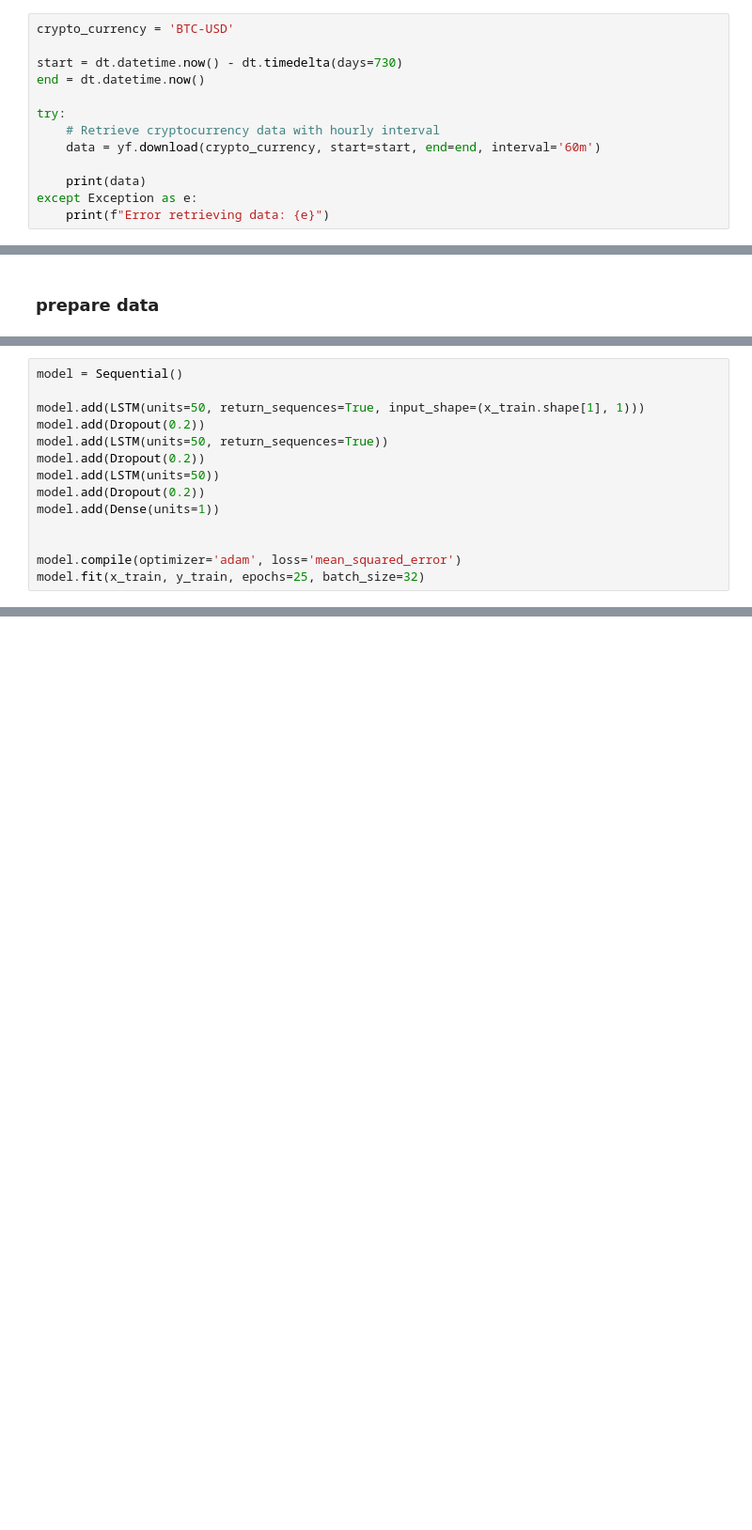
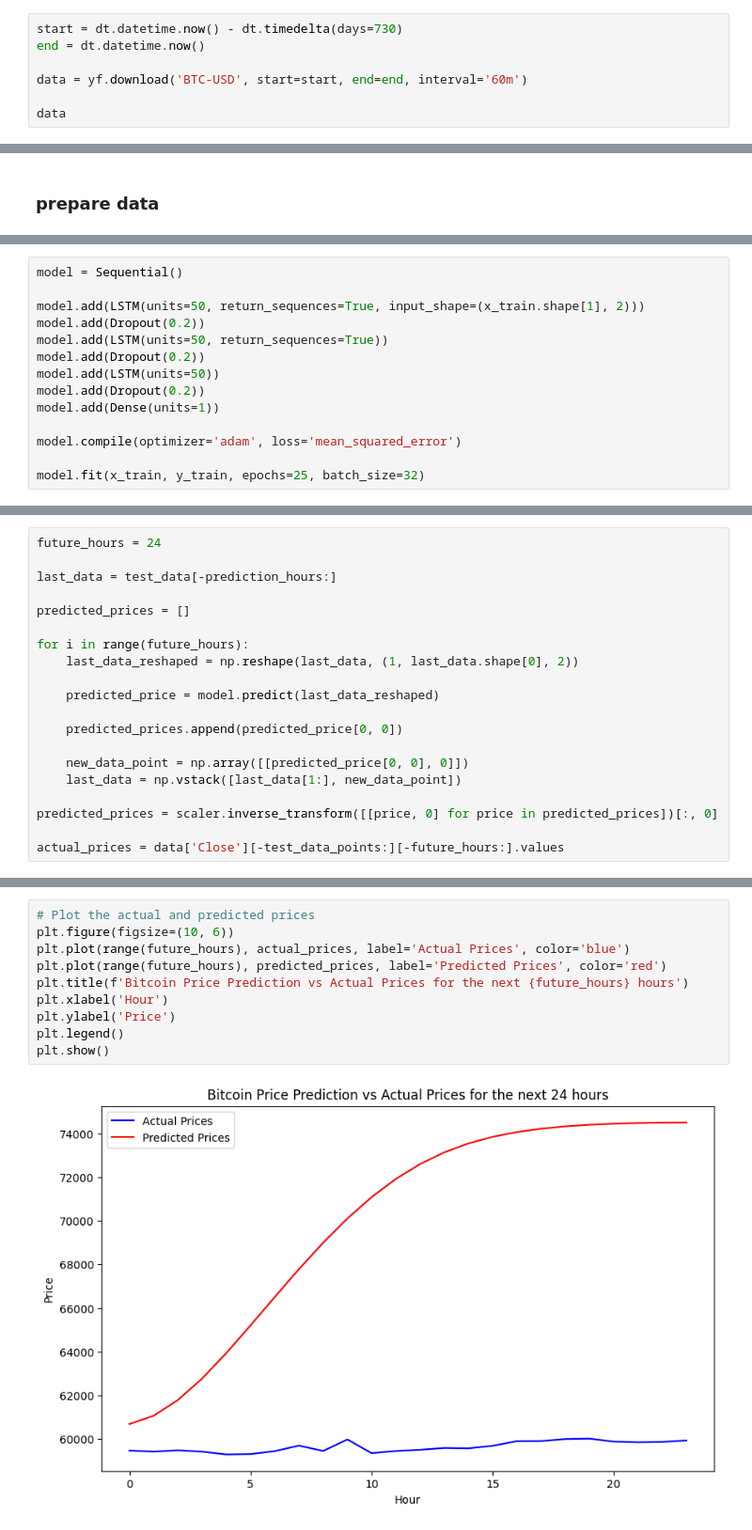
Before and after one commit to 73gon/bitcoin-forecasting-using-ml, a Jupyter notebook: bitcoin forecasting.ipynb, the cells around one changed output, grey strips where cells are left out. Shown at 94% size. Saved outputs shown, nothing was run; the diff lists cells and outputs as text; blank space fills up the shorter version.

```diff
--- a/bitcoin forecasting.ipynb
+++ b/bitcoin forecasting.ipynb
@@ -18,17 +15,11 @@ from transformers import AutoTokenizer, AutoModelForSequenceClassification
 # %% [markdown]
 ### fetch bitcoin data and reddit news
 # %%
-crypto_currency = 'BTC-USD'
-
 start = dt.datetime.now() - dt.timedelta(days=730)
 end = dt.datetime.now()
 
-try:
-    # Retrieve cryptocurrency data with hourly interval
-    data = yf.download(crypto_currency, start=start, end=end, interval='60m')
+data = yf.download('BTC-USD', start=start, end=end, interval='60m')
 
-    print(data)
-except Exception as e:
-    print(f"Error retrieving data: {e}")
+data
 # %% [output]
 [*********************100%%**********************]  1 of 1 completed
@@ -199,7 +176,7 @@ y_train shape: (17375,)
 # %%
 model = Sequential()
 
-model.add(LSTM(units=50, return_sequences=True, input_shape=(x_train.shape[1], 1)))
+model.add(LSTM(units=50, return_sequences=True, input_shape=(x_train.shape[1], 2)))
 model.add(Dropout(0.2))
 model.add(LSTM(units=50, return_sequences=True))
 model.add(Dropout(0.2))
@@ -207,8 +184,8 @@ model.add(LSTM(units=50))
 model.add(Dropout(0.2))
 model.add(Dense(units=1))
 
+model.compile(optimizer='adam', loss='mean_squared_error')
 
-model.compile(optimizer='adam', loss='mean_squared_error')
 model.fit(x_train, y_train, epochs=25, batch_size=32)
 # %% [output]
 Epoch 1/25
@@ -360,0 +211,20 @@ plt.show()
+# %%
+future_hours = 24
+
+last_data = test_data[-prediction_hours:]
+
+predicted_prices = []
+
+for i in range(future_hours):
+    last_data_reshaped = np.reshape(last_data, (1, last_data.shape[0], 2))
+
+    predicted_price = model.predict(last_data_reshaped)
+
+    predicted_prices.append(predicted_price[0, 0])
+
+    new_data_point = np.array([[predicted_price[0, 0], 0]])
+    last_data = np.vstack([last_data[1:], new_data_point])
+
+predicted_prices = scaler.inverse_transform([[price, 0] for price in predicted_prices])[:, 0]
+
+actual_prices = data['Close'][-test_data_points:][-future_hours:].values
@@ -360,0 +267,12 @@ plt.show()
+# %%
+# Plot the actual and predicted prices
+plt.figure(figsize=(10, 6))
+plt.plot(range(future_hours), actual_prices, label='Actual Prices', color='blue')
+plt.plot(range(future_hours), predicted_prices, label='Predicted Prices', color='red')
+plt.title(f'Bitcoin Price Prediction vs Actual Prices for the next {future_hours} hours')
+plt.xlabel('Hour')
+plt.ylabel('Price')
+plt.legend()
+plt.show()
+# %% [output]
+[figure, added]
```
Also changed, not shown: parts of 21 cells of this notebook, 8 other files.
